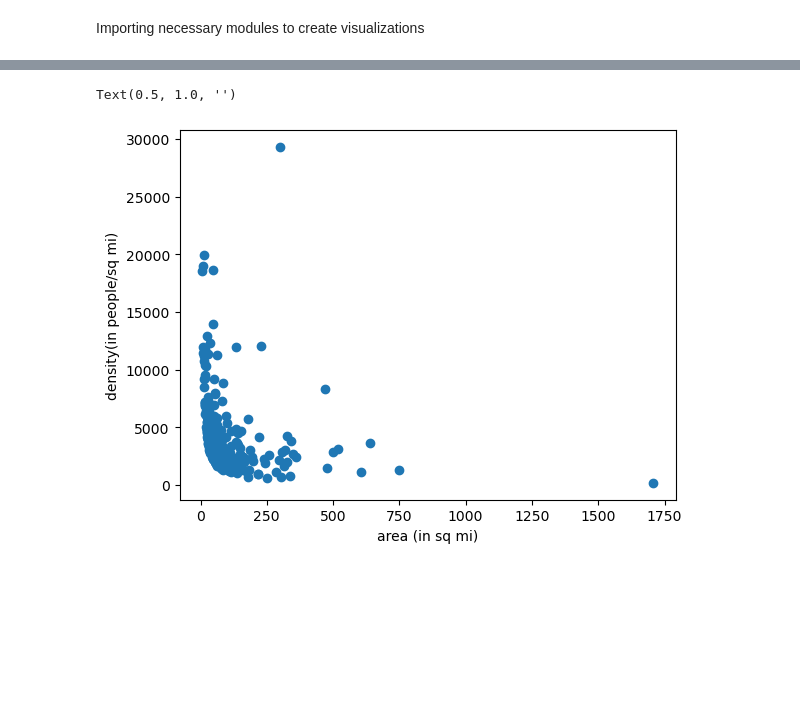
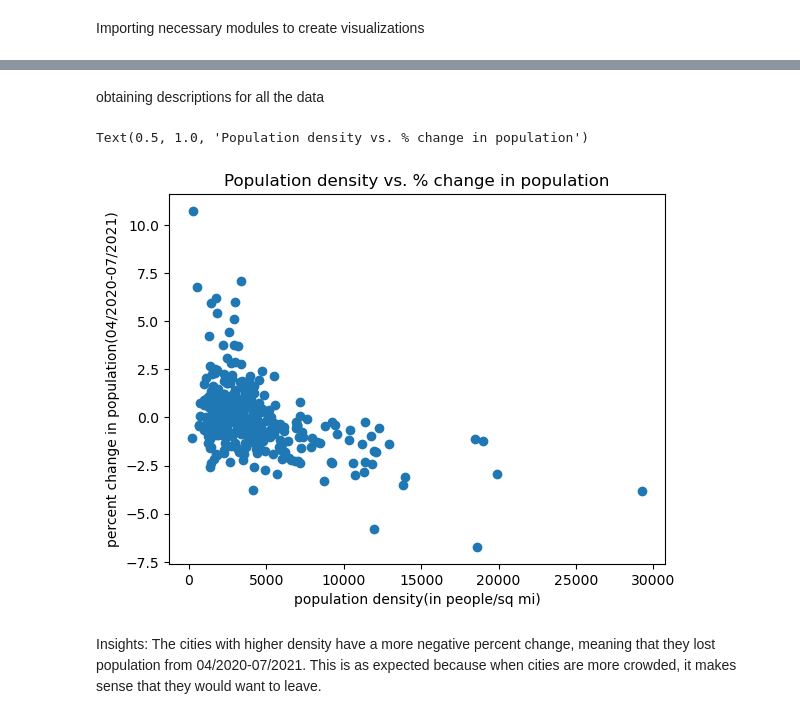
Before and after one commit to ashmanoj/USCitiesWebExtraction, a Jupyter notebook: Coding_Assignment.ipynb, the cells around one changed output, grey strips where cells are left out. Drawn from its saved outputs; the diff is of its cells as text; code cells hidden in the pictures; blank space fills up the shorter version.

```diff
--- a/Coding_Assignment.ipynb
+++ b/Coding_Assignment.ipynb
@@ -223,12 +257,16 @@ min        171.000000
 max      29298.000000
 Name: Population Density, dtype: float64
+# %% [markdown]
+obtaining descriptions for all the data
 # %%
 #data set columns are str_state, float_area, float_density, float_change, float_population
 
-plt.scatter(float_area[0:300], float_density[0:300])
-plt.xlabel("area (in sq mi)")
-plt.ylabel("density(in people/sq mi)")
-plt.title("")
+plt.scatter(float_density, float_change)
+plt.xlabel("population density(in people/sq mi)")
+plt.ylabel("percent change in population(04/2020-07/2021)")
+plt.title("Population density vs. % change in population")
 # %% [output]
-Text(0.5, 1.0, '')
+Text(0.5, 1.0, 'Population density vs. % change in population')
-[figure, old version]
+[figure, new version]
+# %% [markdown]
+Insights: The cities with higher density have a more negative percent change, meaning that they lost population from 04/2020-07/2021. This is as expected because when cities are more crowded, it makes sense that they would want to leave.
```
Also changed, not shown: parts of 13 cells of this notebook.
